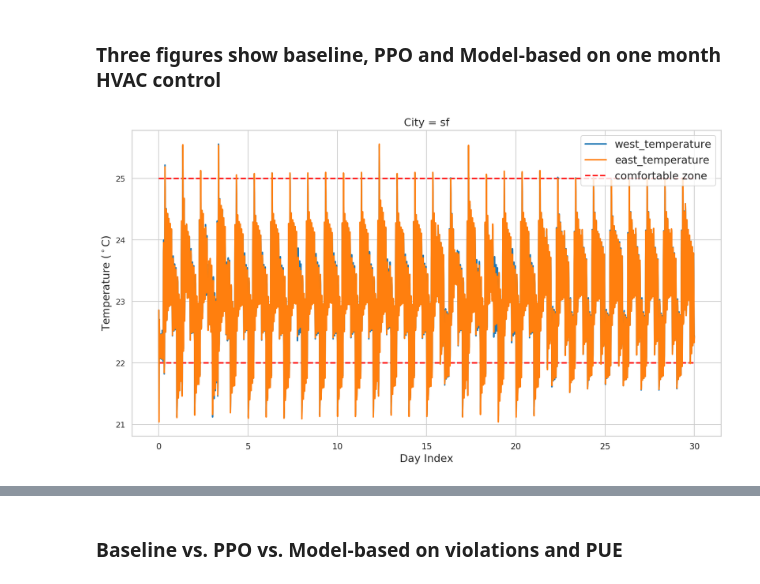
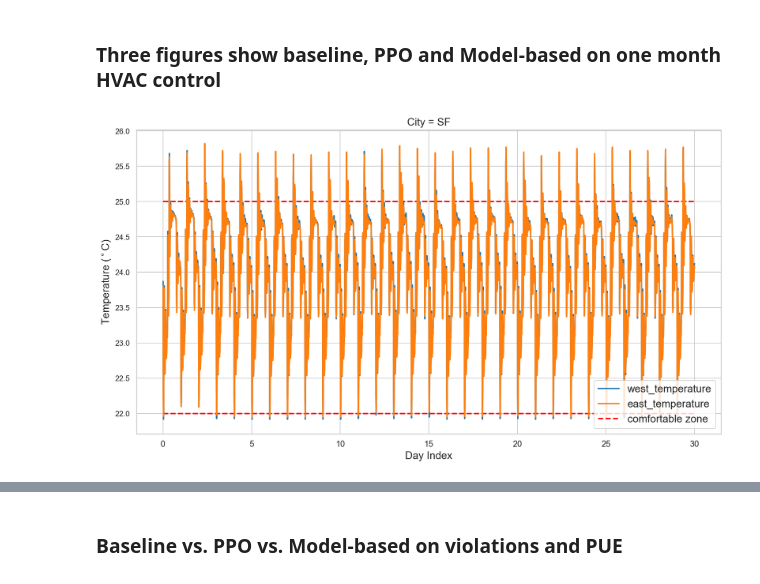
Before and after one commit to vermouth1992/mbrl-hvac, a Jupyter notebook: performance.ipynb, the cells around one changed output, grey strips where cells are left out. Cells and saved outputs as stored; diff of their text form; code cells hidden in the pictures.

```diff
--- a/performance.ipynb
+++ b/performance.ipynb
@@ -56,21 +54,17 @@ cities = ['sf', 'golden', 'chicago', 'sterling']
+# %%
+cities = ['SF', 'Golden', 'Chicago', 'Sterling']
 # %%
+# read PPO result
 ppo_data_frame = {}
 for city in cities:
     folder = 'runs/{}_23.5_0.95_1.5_ppo'.format(city)
-    episode_index = 30
+    episode_index = 15
     file = os.path.join(folder, 'episode-{}.csv'.format(episode_index))
     ppo_data_frame[city] = pd.read_csv(file)
 # %%
 baseline_data_frame = {}
 for city in cities:
-    folder = 'runs/{}_23.5_1.5_pid'.format(city)
+    folder = 'runs/{}_23.5_1.5_1.0_0.5_pid'.format(city)
     episode_index = 0
     file = os.path.join(folder, 'episode-{}.csv'.format(episode_index))
     baseline_data_frame[city] = pd.read_csv(file)
-# %%
-model_based_data_frame = {}
-for city in cities:
-    folder = 'runs/{}_23.5_1.5_20_5_8192_10_60_model_based'.format(city)
-    episode_index = 2
-    file = os.path.join(folder, 'episode-{}.csv'.format(episode_index))
-    model_based_data_frame[city] = pd.read_csv(file)
@@ -268,7 +273,7 @@ plot_bar(data, 'Policy', 'Power Usage Effectiveness', policy,
 # %% [markdown]
 ### Three figures show baseline, PPO and Model-based on one month HVAC control
 # %%
-plot_temperature(baseline_data_frame['sf'], city='sf', start_index=0)
+plot_temperature(baseline_data_frame['SF'], city='SF', start_index=90)
 # %% [output]
-[figure, old version]
+[figure, new version]
 # %%
```
Also changed, not shown: parts of 39 cells of this notebook, 3 other files.
